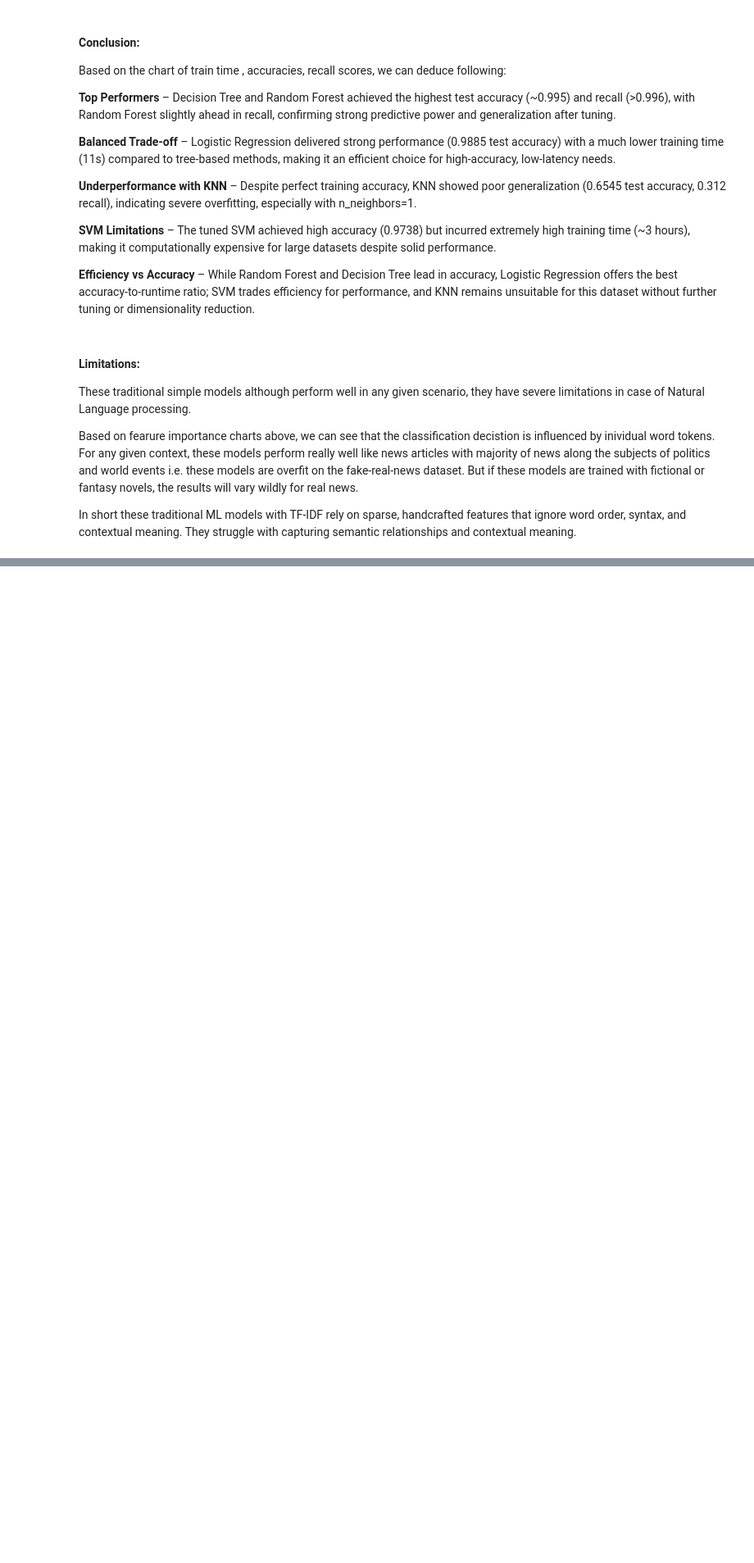
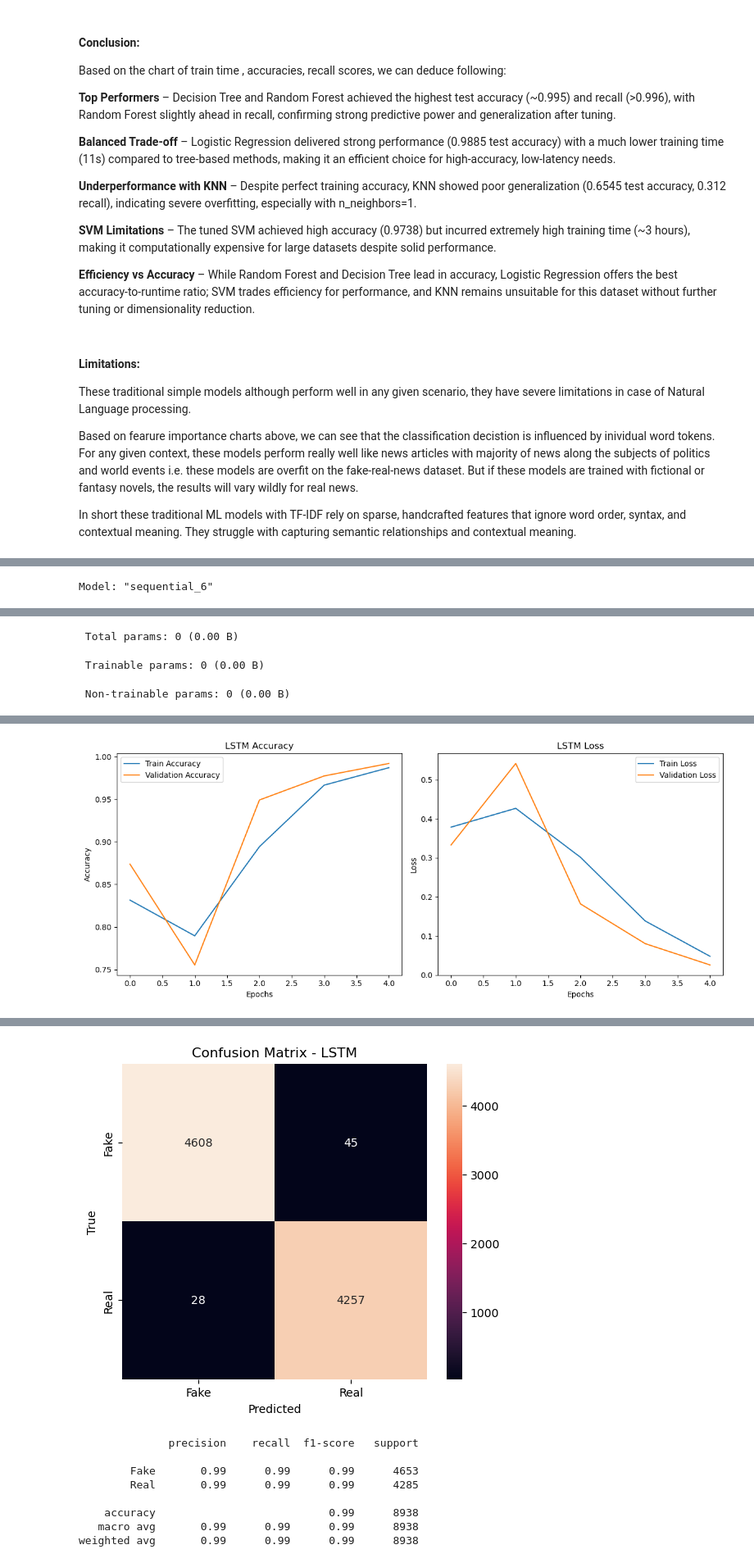
Before and after one commit to nachiketpatil/credibility-checker, a Jupyter notebook: credibility-checker.ipynb, the cells around one changed output, grey strips where cells are left out. Shown at 82% size. Cells and saved outputs as stored; diff of their text form; code cells hidden in the pictures; blank space fills up the shorter version.

```diff
--- a/credibility-checker.ipynb
+++ b/credibility-checker.ipynb
@@ -481,7 +481,7 @@ def conf_matrix_roc_plot(model_name, model, X_test, y_test):
   axes = axes.ravel()
 
   # Build Confusion Matrix
-  disp = ConfusionMatrixDisplay.from_estimator(model, X_test, y_test, ax=axes[0], display_labels=["No", "Yes"])
+  disp = ConfusionMatrixDisplay.from_estimator(model, X_test, y_test, ax=axes[0], display_labels=["Fake", "Real"])
   cm = disp.confusion_matrix
   axes[0].set_title("Confusion Matrix")
   # Annotate TP, FP, FN, TN
@@ -496,8 +496,8 @@ def conf_matrix_roc_plot(model_name, model, X_test, y_test):
   yes_probs = preds_proba[::,1]
   roc_yes_fp, roc_yes_tp, roc_yes_threshold = roc_curve(y_true=y_test,  y_score=yes_probs, pos_label=1)
   roc_no_fp, roc_no_tp, roc_no_threshold = roc_curve(y_true=y_test,  y_score=yes_probs, pos_label=0)
-  axes[1].plot(roc_yes_fp, roc_yes_tp, label="Yes")
-  axes[1].plot(roc_no_fp, roc_no_tp, label="No")
+  axes[1].plot(roc_yes_fp, roc_yes_tp, label="Real")
+  axes[1].plot(roc_no_fp, roc_no_tp, label="Fake")
   axes[1].legend(loc="upper left")
   axes[1].set_title("ROC Curve", size=12)
   axes[1].plot([0, 1], [0, 1], color="green", linestyle=':')
@@ -1164,0 +1220,14 @@ This reduces the need for manual feature design, improves generalization, and en
+# %%
+# Tokenize the text
+max_words = 20000   # vocab size
+max_len = 256       # sequence length
+
+tokenizer = Tokenizer(num_words=max_words, oov_token="<OOV>")
+tokenizer.fit_on_texts(X_train)
+
+X_train_seq = tokenizer.texts_to_sequences(X_train)
+X_test_seq = tokenizer.texts_to_sequences(X_test)
+
+# Pad sequences
+X_train_pad = pad_sequences(X_train_seq, maxlen=max_len, padding="post", truncating="post")
+X_test_pad = pad_sequences(X_test_seq, maxlen=max_len, padding="post", truncating="post")
@@ -1164,0 +1322,35 @@ This reduces the need for manual feature design, improves generalization, and en
+# %%
+# Build the LSTM model
+
+lstm_model = Sequential([
+    Embedding(input_dim=max_words, output_dim=128, input_length=max_len),
+    LSTM(128, return_sequences=False),
+    Dropout(0.5),
+    Dense(64, activation='relu'),
+    Dropout(0.5),
+    Dense(1, activation='sigmoid')  # Binary classification
+])
+
+lstm_model.compile(
+    loss='binary_crossentropy',
+    optimizer='adam',
+    metrics=['accuracy']
+)
+
+# Train the model
+lstm_start_time = time.time()
+lstm_history = lstm_model.fit(
+    X_train_pad, y_train,
+    validation_data=(X_test_pad, y_test),
+    epochs=5,
+    batch_size=64,
+    verbose=1
+)
+lstm_end_time = time.time()
+lstm_time_taken = (lstm_end_time - lstm_start_time) #seconds
+
+lstm_model.summary()
+
+plot_model_history_cf("LSTM", lstm_model, lstm_history, X_test_pad)
+# %% [output]
+Model: "sequential_6"
@@ -1164,0 +1372,3 @@ This reduces the need for manual feature design, improves generalization, and en
+ Total params: 0 (0.00 B)
+ Trainable params: 0 (0.00 B)
+ Non-trainable params: 0 (0.00 B)
@@ -1164,0 +1385 @@ This reduces the need for manual feature design, improves generalization, and en
+[figure, added]
@@ -1164,0 +1387,9 @@ This reduces the need for manual feature design, improves generalization, and en
+[figure, added]
+              precision    recall  f1-score   support
+
+        Fake       0.99      0.99      0.99      4653
+        Real       0.99      0.99      0.99      4285
+
+    accuracy                           0.99      8938
+   macro avg       0.99      0.99      0.99      8938
+weighted avg       0.99      0.99      0.99      8938
```
Also changed, not shown: parts of 7 cells of this notebook.
